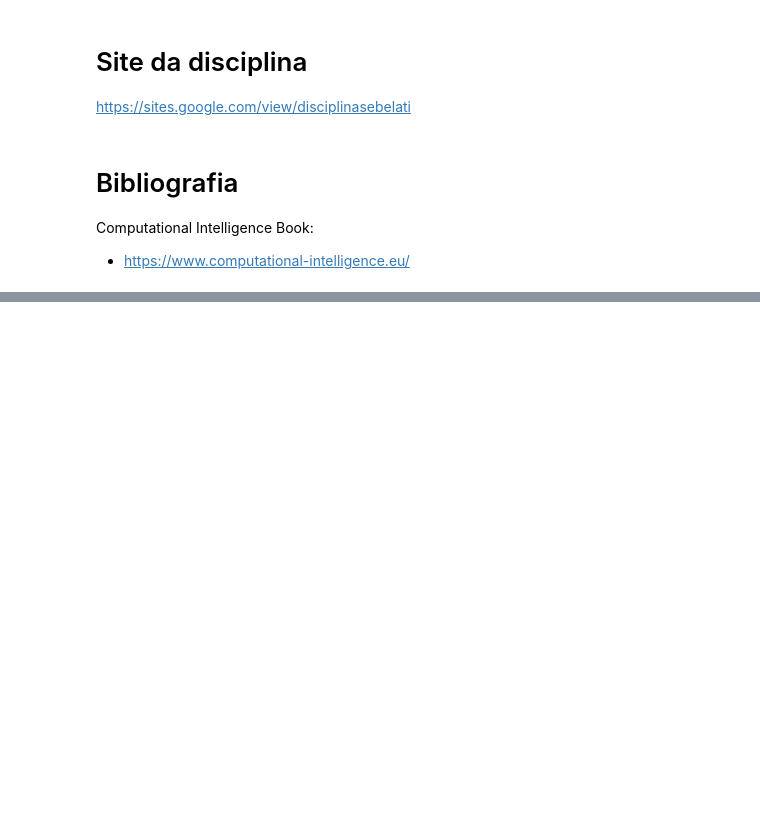
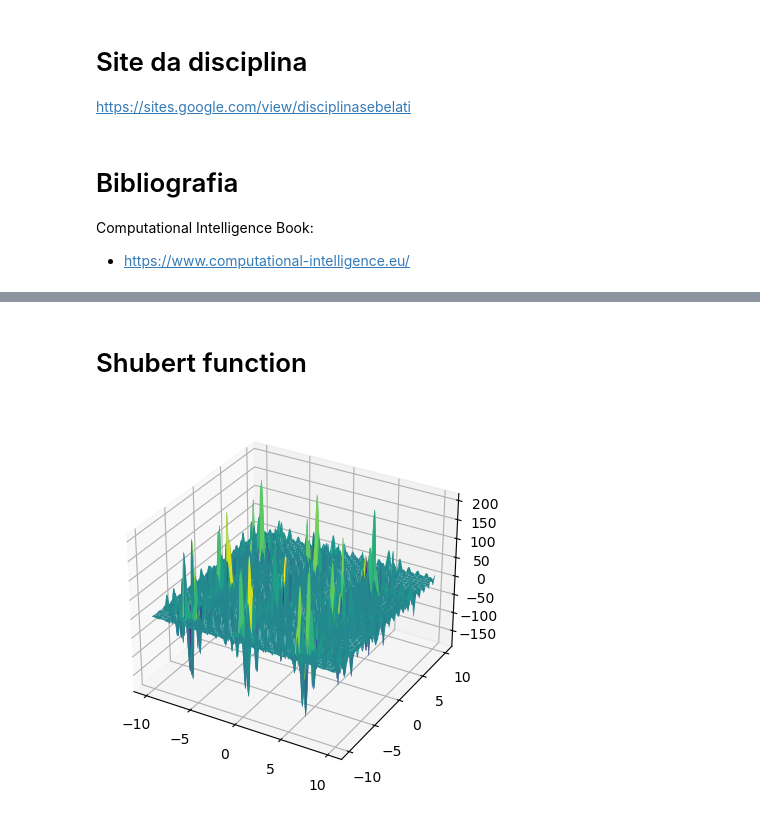
Before and after one commit to properallan/ENE300, a Jupyter notebook: notas/notas.ipynb, the cells around one changed output, grey strips where cells are left out. Cells and saved outputs as stored; diff of their text form; code cells hidden in the pictures; blank space fills up the shorter version.

```diff
--- a/notas/notas.ipynb
+++ b/notas/notas.ipynb
@@ -28,0 +31,25 @@ ModuleNotFoundError: No module named 'matplotlib'
+# %% [markdown]
+# Shubert function
+# %%
+import numpy as np
+import matplotlib.pyplot as plt
+from mpl_toolkits.mplot3d import Axes3D
+
+def shubert(x, y):
+    total = 0
+    for i in range(1, 6):
+        for j in range(1, 6):
+            total += i * np.cos((i + 1) * x + i) * j * np.cos((j + 1) * y + j)
+    return total
+
+X = np.linspace(-10, 10, 256)
+Y = np.linspace(-10, 10, 256)
+X, Y = np.meshgrid(X, Y)
+Z = shubert(X, Y)
+
+fig = plt.figure()
+ax = fig.add_subplot(111, projection='3d')
+ax.plot_surface(X, Y, Z, cmap='viridis')
+plt.show()
+# %% [output]
+[figure, added]
```
Also changed, not shown: parts of 14 cells of this notebook.
